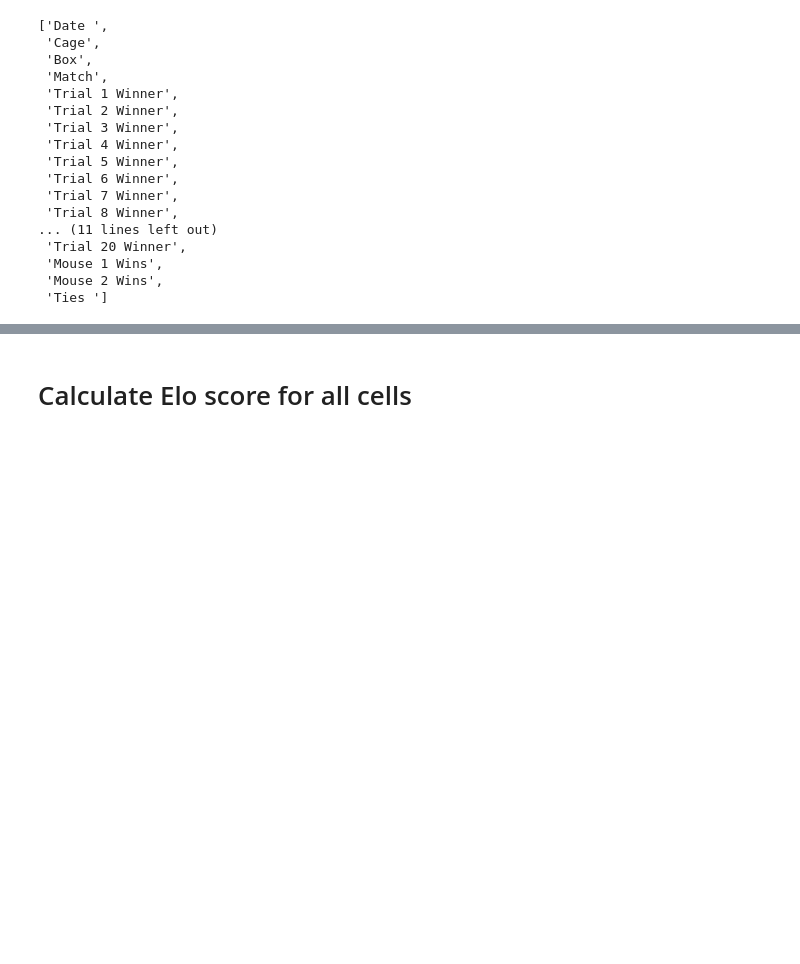
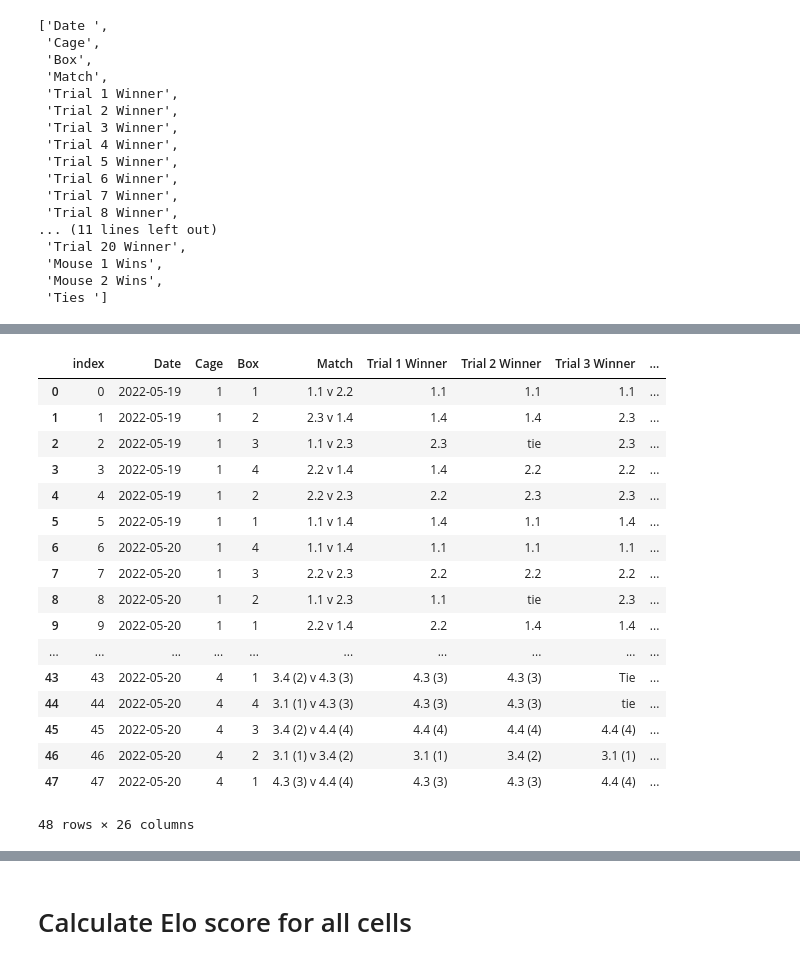
Before and after one commit to padillacoreanolab/literature_review_processing, a Jupyter notebook: results/elo_score_testing/elo_score_testing.ipynb, the cells around one changed output, grey strips where cells are left out. Saved outputs shown, nothing was run; the diff lists cells and outputs as text; code cells hidden in the pictures; blank space fills up the shorter version.

```diff
--- a/results/elo_score_testing/elo_score_testing.ipynb
+++ b/results/elo_score_testing/elo_score_testing.ipynb
@@ -665,4 +669,4 @@ columns_to_keep = ['Date ',
  'Trial 19 Winner',
  'Trial 20 Winner']
 # %%
-reward_competition_df[columns_to_keep]
+trimmed_reward_competition_df = reward_competition_df[columns_to_keep].copy()
@@ -729,0 +683,2 @@ home_cage_observations_df.head()
+# %%
+trimmed_reward_competition_df = trimmed_reward_competition_df.reset_index()
@@ -729,0 +687,2 @@ home_cage_observations_df.head()
+# %%
+trimmed_reward_competition_df["date_str"] = trimmed_reward_competition_df["Date "].apply(lambda x: str(x.date()))
@@ -729,0 +700,21 @@ home_cage_observations_df.head()
+# %%
+trimmed_reward_competition_df
+# %% [output]
+|  | index | Date | Cage | Box | Match | Trial 1 Winner | Trial 2 Winner | Trial 3 Winner | ... |
+| 0 | 0 | 2022-05-19 | 1 | 1 | 1.1 v 2.2 | 1.1 | 1.1 | 1.1 | ... |
+| 1 | 1 | 2022-05-19 | 1 | 2 | 2.3 v 1.4 | 1.4 | 1.4 | 2.3 | ... |
+| 2 | 2 | 2022-05-19 | 1 | 3 | 1.1 v 2.3 | 2.3 | tie | 2.3 | ... |
+| 3 | 3 | 2022-05-19 | 1 | 4 | 2.2 v 1.4 | 1.4 | 2.2 | 2.2 | ... |
+| 4 | 4 | 2022-05-19 | 1 | 2 | 2.2 v 2.3 | 2.2 | 2.3 | 2.3 | ... |
+| 5 | 5 | 2022-05-19 | 1 | 1 | 1.1 v 1.4 | 1.4 | 1.1 | 1.4 | ... |
+| 6 | 6 | 2022-05-20 | 1 | 4 | 1.1 v 1.4 | 1.1 | 1.1 | 1.1 | ... |
+| 7 | 7 | 2022-05-20 | 1 | 3 | 2.2 v 2.3 | 2.2 | 2.2 | 2.2 | ... |
+| 8 | 8 | 2022-05-20 | 1 | 2 | 1.1 v 2.3 | 1.1 | tie | 2.3 | ... |
+| 9 | 9 | 2022-05-20 | 1 | 1 | 2.2 v 1.4 | 2.2 | 1.4 | 1.4 | ... |
+| ... | ... | ... | ... | ... | ... | ... | ... | ... | ... |
+| 43 | 43 | 2022-05-20 | 4 | 1 | 3.4 (2) v 4.3 (3) | 4.3 (3) | 4.3 (3) | Tie | ... |
+| 44 | 44 | 2022-05-20 | 4 | 4 | 3.1 (1) v 4.3 (3) | 4.3 (3) | 4.3 (3) | tie | ... |
+| 45 | 45 | 2022-05-20 | 4 | 3 | 3.4 (2) v 4.4 (4) | 4.4 (4) | 4.4 (4) | 4.4 (4) | ... |
+| 46 | 46 | 2022-05-20 | 4 | 2 | 3.1 (1) v 3.4 (2) | 3.1 (1) | 3.4 (2) | 3.1 (1) | ... |
+| 47 | 47 | 2022-05-20 | 4 | 1 | 4.3 (3) v 4.4 (4) | 4.3 (3) | 4.3 (3) | 4.4 (4) | ... |
+48 rows × 26 columns
```
Also changed, not shown: parts of 34 cells of this notebook.
